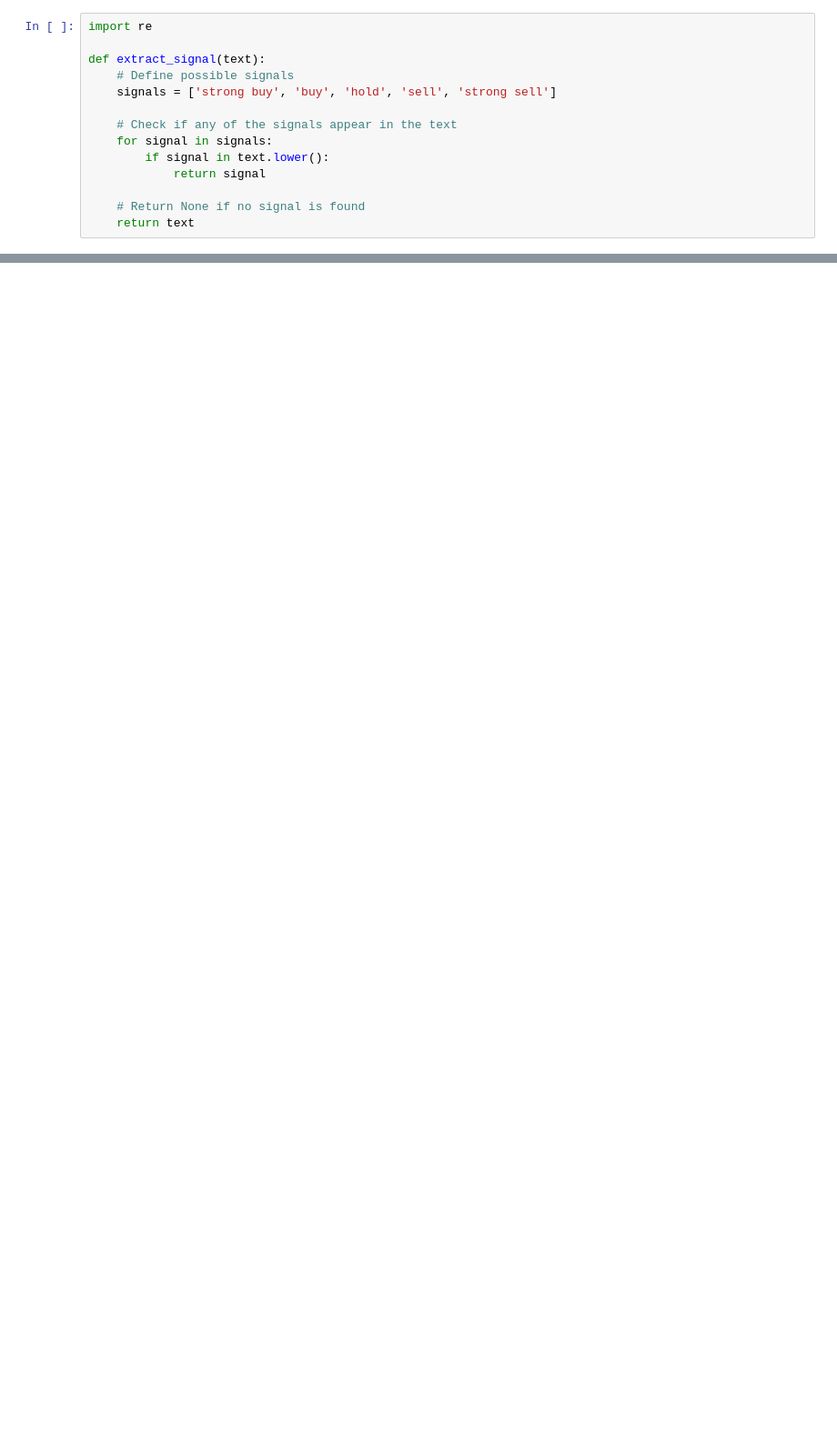
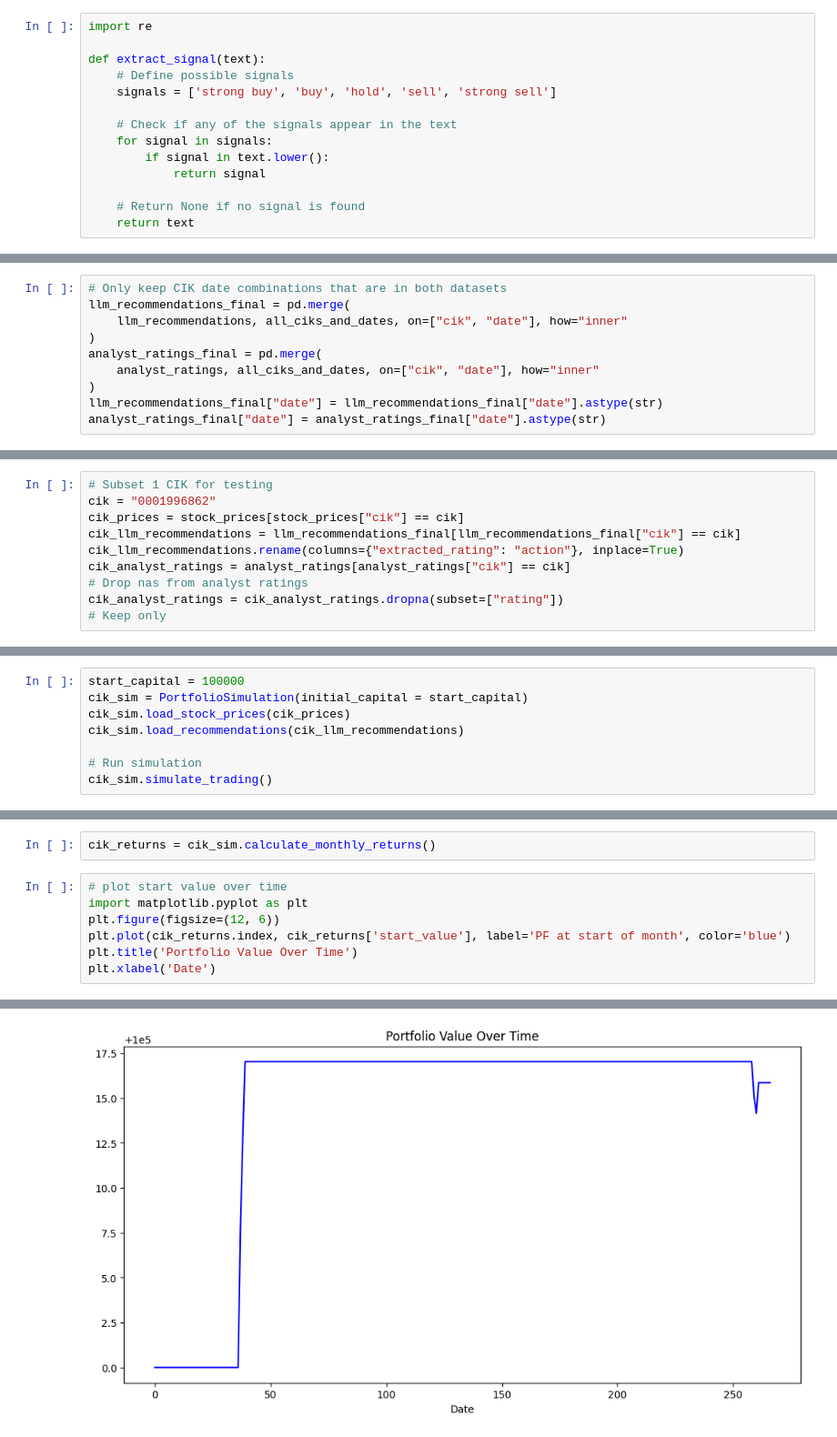
Before and after one commit to benherz/Masterarbeit, a Jupyter notebook: code/portfolio_simulation.ipynb, the cells around one changed output, grey strips where cells are left out. Shown: that part at 91% size. Cells and saved outputs as stored; diff of their text form; blank space fills up the shorter version.

```diff
--- a/code/portfolio_simulation.ipynb
+++ b/code/portfolio_simulation.ipynb
@@ -145,0 +65,10 @@ cik_prices.loc[:, 'date'] = cik_prices['date'].dt.to_timestamp()
+# %%
+# Only keep CIK date combinations that are in both datasets
+llm_recommendations_final = pd.merge(
+    llm_recommendations, all_ciks_and_dates, on=["cik", "date"], how="inner"
+)
+analyst_ratings_final = pd.merge(
+    analyst_ratings, all_ciks_and_dates, on=["cik", "date"], how="inner"
+)
+llm_recommendations_final["date"] = llm_recommendations_final["date"].astype(str)
+analyst_ratings_final["date"] = analyst_ratings_final["date"].astype(str)
@@ -145,0 +82,10 @@ cik_prices.loc[:, 'date'] = cik_prices['date'].dt.to_timestamp()
+# %%
+# Subset 1 CIK for testing
+cik = "0001996862"
+cik_prices = stock_prices[stock_prices["cik"] == cik]
+cik_llm_recommendations = llm_recommendations_final[llm_recommendations_final["cik"] == cik]
+cik_llm_recommendations.rename(columns={"extracted_rating": "action"}, inplace=True)
+cik_analyst_ratings = analyst_ratings[analyst_ratings["cik"] == cik]
+# Drop nas from analyst ratings
+cik_analyst_ratings = cik_analyst_ratings.dropna(subset=["rating"])
+# Keep only
@@ -145,0 +101,8 @@ cik_prices.loc[:, 'date'] = cik_prices['date'].dt.to_timestamp()
+# %%
+start_capital = 100000
+cik_sim = PortfolioSimulation(initial_capital = start_capital)
+cik_sim.load_stock_prices(cik_prices)
+cik_sim.load_recommendations(cik_llm_recommendations)
+
+# Run simulation
+cik_sim.simulate_trading()
@@ -145,0 +135,10 @@ cik_prices.loc[:, 'date'] = cik_prices['date'].dt.to_timestamp()
+# %%
+cik_returns = cik_sim.calculate_monthly_returns()
+# %%
+# plot start value over time
+import matplotlib.pyplot as plt
+plt.figure(figsize=(12, 6))
+plt.plot(cik_returns.index, cik_returns['start_value'], label='PF at start of month', color='blue')
+plt.title('Portfolio Value Over Time')
+plt.xlabel('Date')
+# %% [output]
@@ -145,0 +146 @@ cik_prices.loc[:, 'date'] = cik_prices['date'].dt.to_timestamp()
+[figure, added]
```
Also changed, not shown: parts of 47 cells of this notebook, 6 other files.
